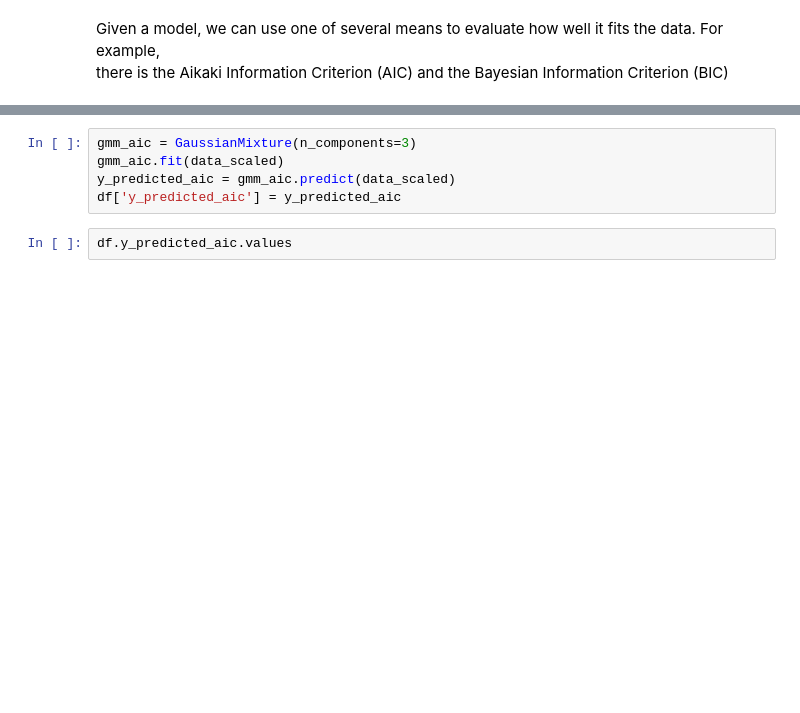
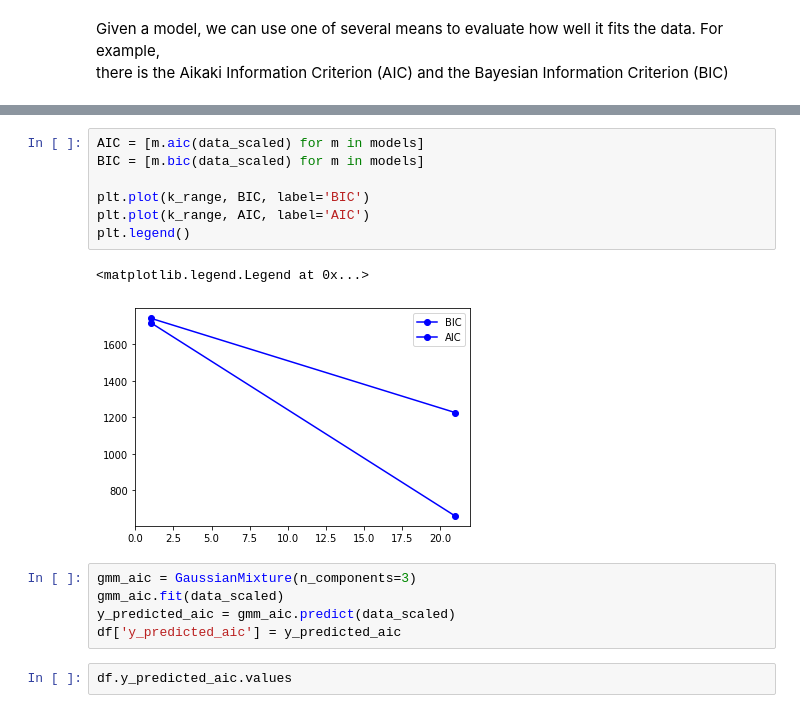
Before and after one commit to mekalyan26/ML_Algorithms_Python, a Jupyter notebook: Unsupervised_Learning_clustering_GMM_aic_bic.ipynb, the cells around one changed output, grey strips where cells are left out. Saved outputs shown, nothing was run; the diff lists cells and outputs as text; blank space fills up the shorter version.

```diff
--- a/Unsupervised_Learning_clustering_GMM_aic_bic.ipynb
+++ b/Unsupervised_Learning_clustering_GMM_aic_bic.ipynb
@@ -80,3 +75,13 @@ plt.legend()
+# %%
+AIC = [m.aic(data_scaled) for m in models]
+BIC = [m.bic(data_scaled) for m in models]
+
+plt.plot(k_range, BIC, label='BIC')
+plt.plot(k_range, AIC, label='AIC')
+plt.legend()
+# %% [output]
+<matplotlib.legend.Legend at 0x...>
+[figure, added]
 # %%
 gmm_aic = GaussianMixture(n_components=3)
 gmm_aic.fit(data_scaled)
```
Also changed, not shown: parts of 3 cells of this notebook.
